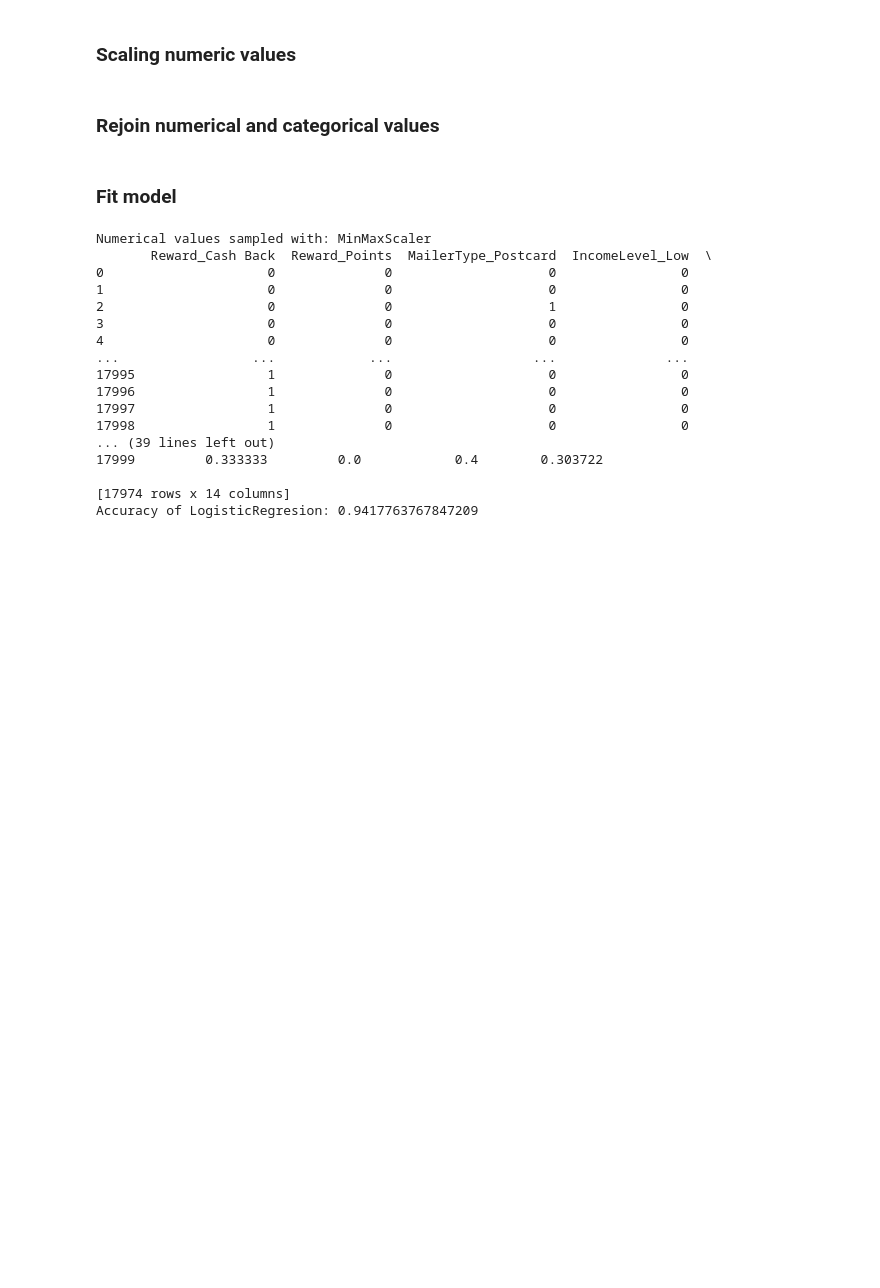
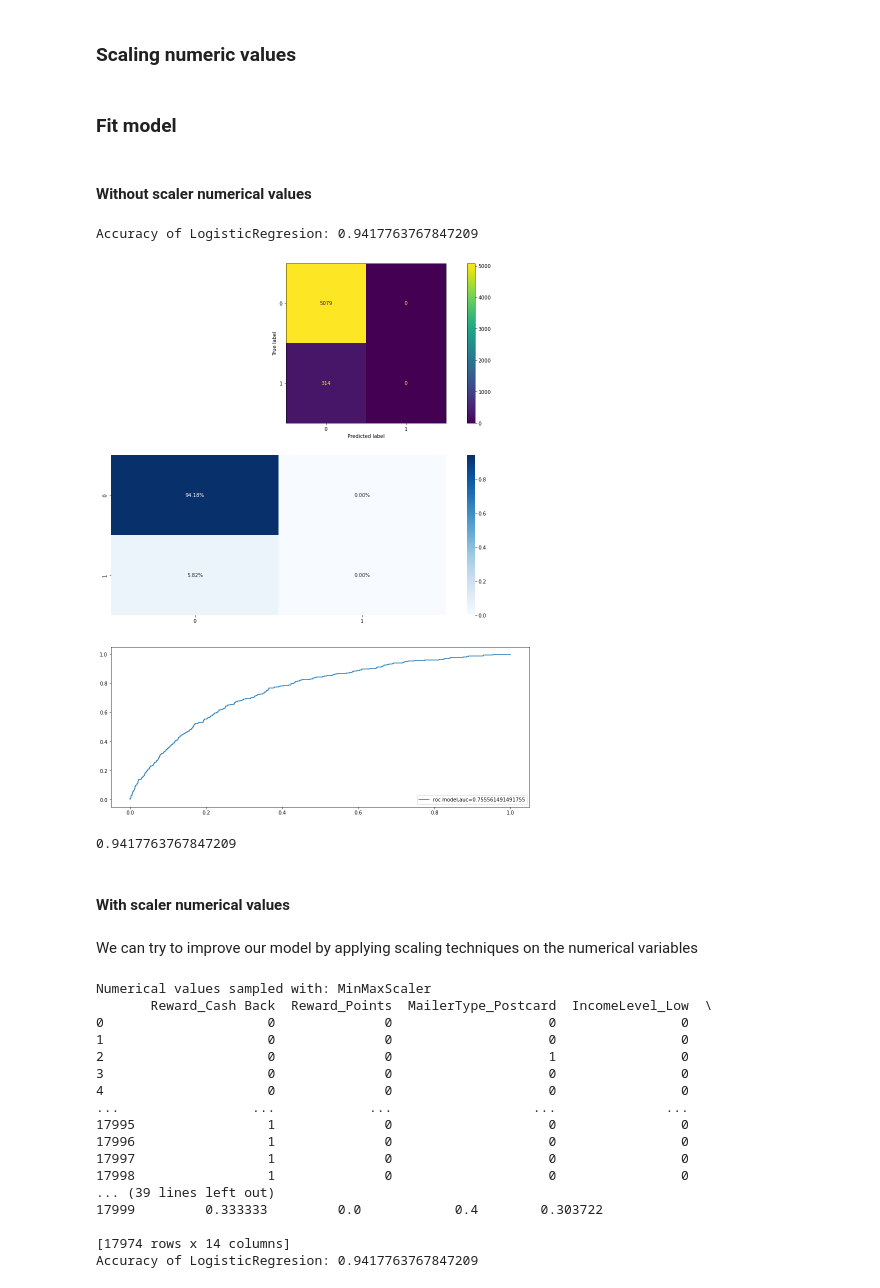
Before and after one commit to AgustinCarcelen/bank-classification-study-case, a Jupyter notebook: Code/Case Studio Bank v4.ipynb, the cells around one changed output. Saved outputs shown, nothing was run; the diff lists cells and outputs as text; code cells hidden in the pictures; blank space fills up the shorter version.

```diff
--- a/Code/Case Studio Bank v4.ipynb
+++ b/Code/Case Studio Bank v4.ipynb
@@ -304,6 +313,8 @@ fn.matrix_correlation (data)
 # %% [markdown]
 ## Select target
 # %%
+# Separate our goal
 y = data['OfferAccepted']
-X = X=data.drop(['OfferAccepted','CustomerNumber','Q1Balance','Q2Balance','Q3Balance','Q4Balance'],axis=1)
+# We select the most relevant columns for our prediction
+X = data.drop(['OfferAccepted','CustomerNumber','Q1Balance','Q2Balance','Q3Balance','Q4Balance'],axis=1)
 # %%
@@ -344,3 +359 @@ X_cat_dummies
 scalers = fn.all_scalers(X_num)
-# %% [markdown]
-### Rejoin numerical and categorical values
@@ -351,2 +360,19 @@ for i in range(len(scalers)):
 # %% [markdown]
 ### Fit model
+# %% [markdown]
+#### Without scaler numerical values
+# %%
+# We reassemble the data
+X_final = pd.concat([X_cat_dummies,X_num], axis=1)
+# %%
+# This is one of our functions that return the results of analysis
+# You can see the more detailed information in the functions.py file
+fn.logistic_regresion_train (X_final,y,1)
+# %% [output]
+Accuracy of LogisticRegresion: 0.9417763767847209
+[figure, added]
+0.9417763767847209
+# %% [markdown]
+#### With scaler numerical values
+# %% [markdown]
+We can try to improve our model by applying scaling techniques on the numerical variables
```
Also changed, not shown: parts of 66 cells of this notebook, 1 other file.
